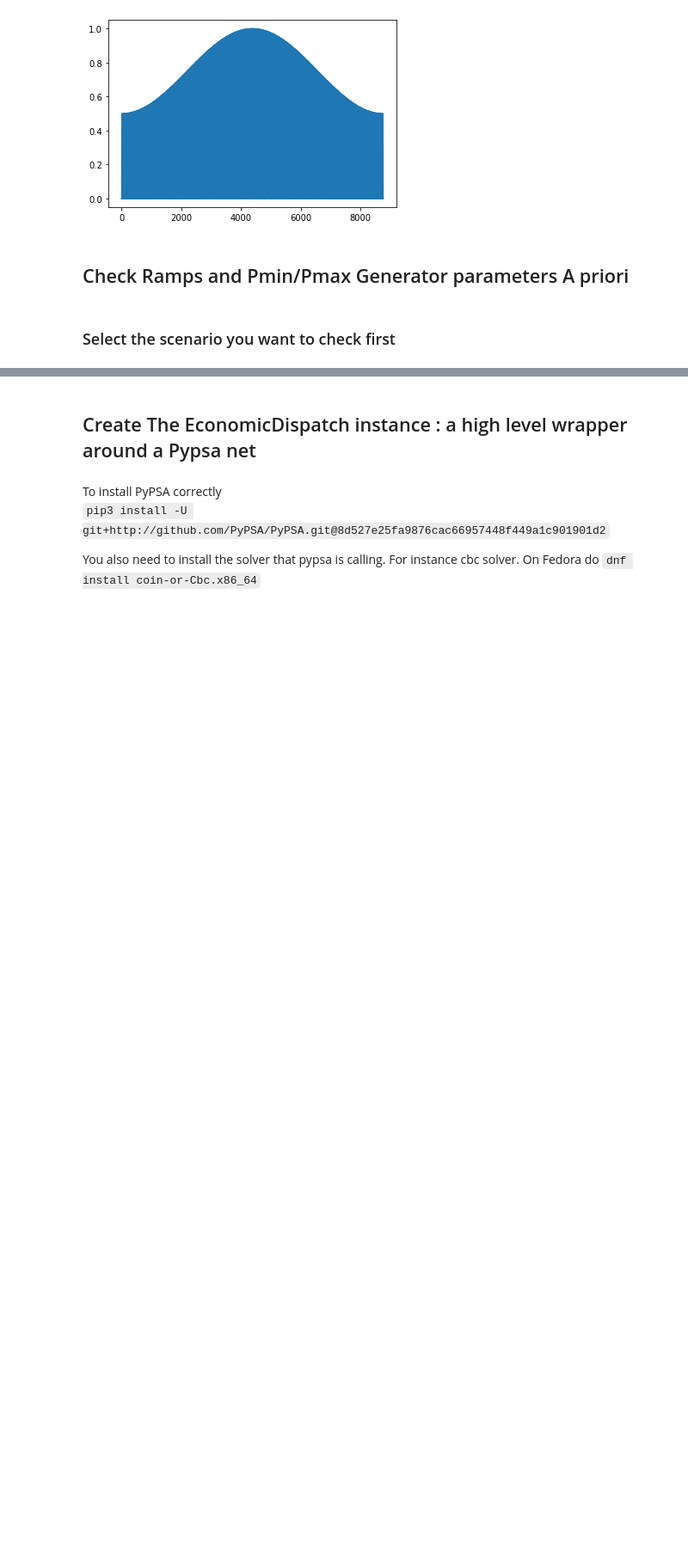
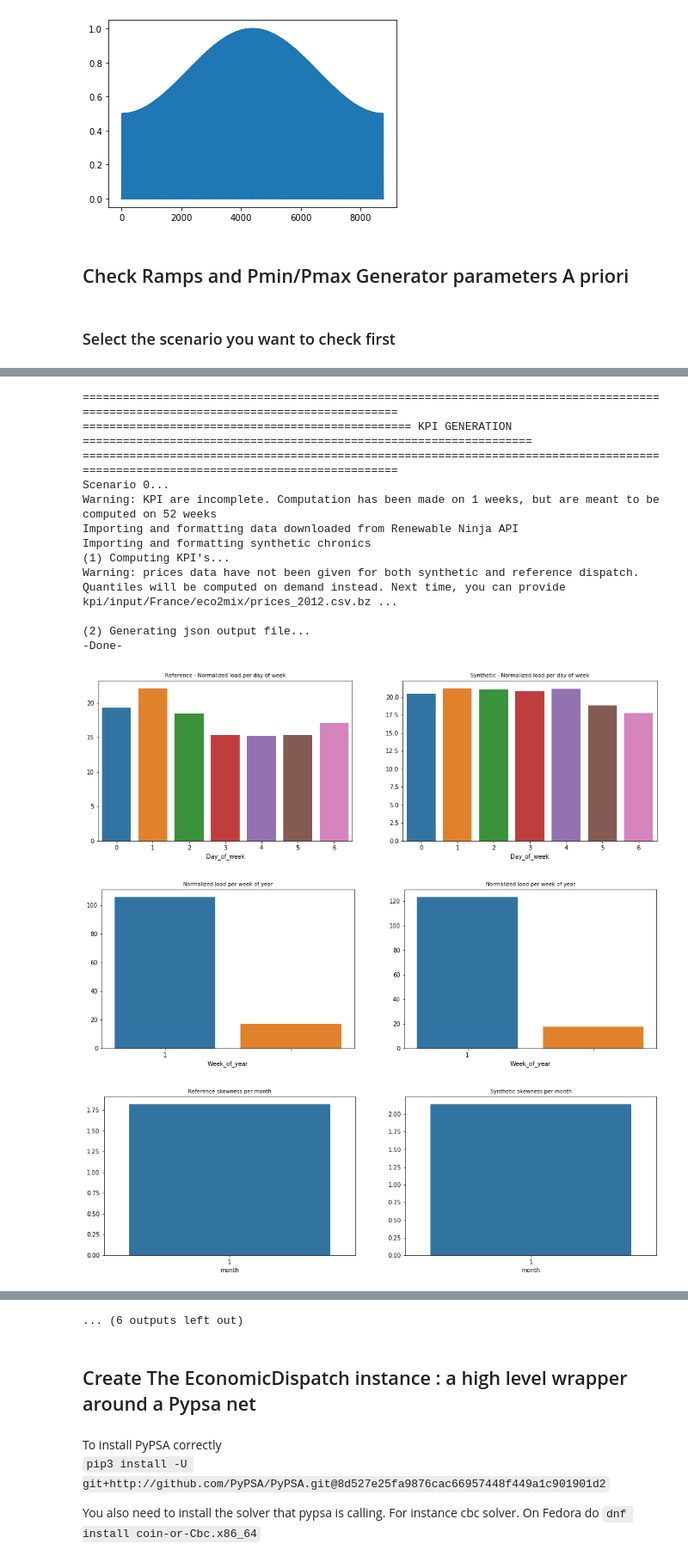
Before and after one commit to Grid2op/chronix2grid, a Jupyter notebook: chronix2grid/GetGridGenLoadRenewables.ipynb, the cells around one changed output, grey strips where cells are left out. Shown at 86% size. Saved outputs shown, nothing was run; the diff lists cells and outputs as text; code cells hidden in the pictures; blank space fills up the shorter version.

Commit message:
fix function KPI renewable only

```diff
--- a/chronix2grid/GetGridGenLoadRenewables.ipynb
+++ b/chronix2grid/GetGridGenLoadRenewables.ipynb
@@ -342,0 +341,27 @@ Images are saved in IMAGES_FOLDER
+# %%
+# If you just want to save a lot of plots without showing it, uncomment this line.
+# If you want to compute more than 1 scenario, it is recommended not to show the plots on notebook
+#%%capture
+
+# Chose number of scenarios to compute KPIs (it can be long to compute it for a lot of scenarios)
+n_scenarios = 1
+
+# Computation
+wind_solar_only = True
+kpis.main(KPI_INPUT_FOLDER, INPUT_FOLDER, OUTPUT_FOLDER, images_folder, year, CASE, n_scenarios, wind_solar_only, params, loads_charac, prods_charac)
+# %% [output]
+=====================================================================================================================================
+================================================= KPI GENERATION  ===================================================================
+=====================================================================================================================================
+Scenario 0...
+Warning: KPI are incomplete. Computation has been made on 1 weeks, but are meant to be computed on 52 weeks
+Importing and formatting data downloaded from Renewable Ninja API
+Importing and formatting synthetic chronics
+(1) Computing KPI's...
+Warning: prices data have not been given for both synthetic and reference dispatch. Quantiles will be computed on demand instead. Next time, you can provide kpi/input/France/eco2mix/prices_2012.csv.bz ...
+
+(2) Generating json output file...
+-Done-
+[figure, added]
+[figure, added]
+[figure, added]
@@ -343,3 +376,4 @@ Images are saved in IMAGES_FOLDER
+... (6 outputs left out)
 # %% [markdown]
 ## Create The EconomicDispatch instance : a high level wrapper around a Pypsa net
 # %% [markdown]
```
Also changed, not shown: parts of 13 cells of this notebook.
